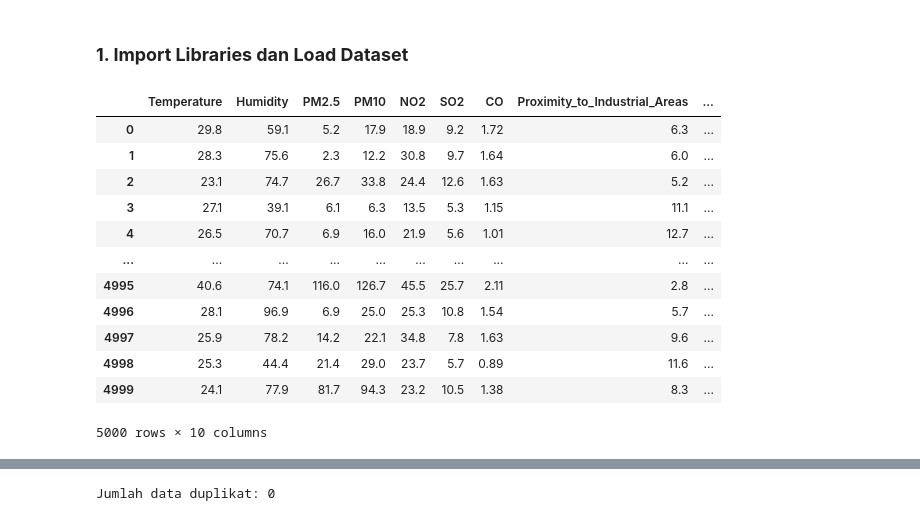
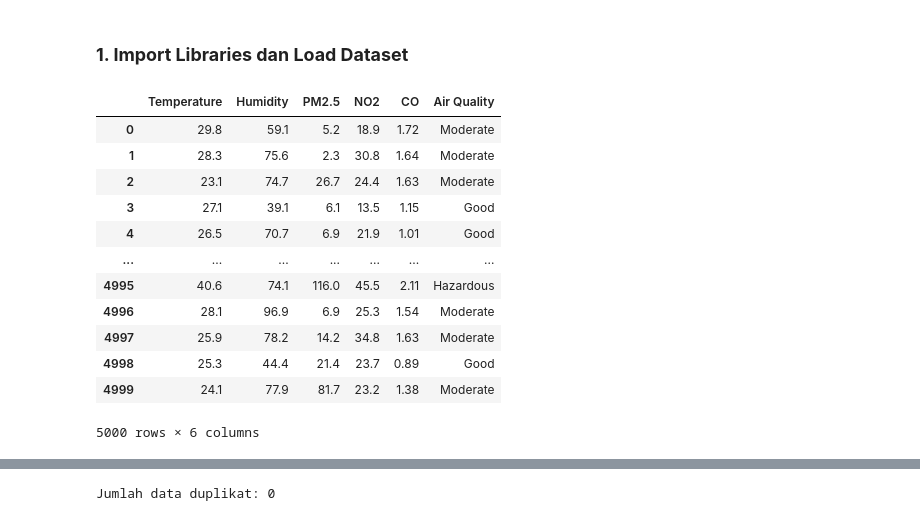
Before and after one commit to tangerineshirt/Pollution-Monitor, a Jupyter notebook: Air Quality Model/air_quality_model.ipynb, the cells around one changed output, grey strips where cells are left out. Saved outputs shown, nothing was run; the diff lists cells and outputs as text; code cells hidden in the pictures.

```diff
--- a/Air Quality Model/air_quality_model.ipynb
+++ b/Air Quality Model/air_quality_model.ipynb
@@ -6,22 +6,22 @@ import numpy as np
 import seaborn as sns
 import matplotlib.pyplot as plt
 # %%
-df=pd.read_csv('updated_pollution_dataset.csv')
+df=pd.read_excel('dataset_polusi udara.xlsx')
 df
 # %% [output]
-|  | Temperature | Humidity | PM2.5 | PM10 | NO2 | SO2 | CO | Proximity_to_Industrial_Areas | ... |
-| 0 | 29.8 | 59.1 | 5.2 | 17.9 | 18.9 | 9.2 | 1.72 | 6.3 | ... |
-| 1 | 28.3 | 75.6 | 2.3 | 12.2 | 30.8 | 9.7 | 1.64 | 6.0 | ... |
-| 2 | 23.1 | 74.7 | 26.7 | 33.8 | 24.4 | 12.6 | 1.63 | 5.2 | ... |
-| 3 | 27.1 | 39.1 | 6.1 | 6.3 | 13.5 | 5.3 | 1.15 | 11.1 | ... |
-| 4 | 26.5 | 70.7 | 6.9 | 16.0 | 21.9 | 5.6 | 1.01 | 12.7 | ... |
-| ... | ... | ... | ... | ... | ... | ... | ... | ... | ... |
-| 4995 | 40.6 | 74.1 | 116.0 | 126.7 | 45.5 | 25.7 | 2.11 | 2.8 | ... |
-| 4996 | 28.1 | 96.9 | 6.9 | 25.0 | 25.3 | 10.8 | 1.54 | 5.7 | ... |
-| 4997 | 25.9 | 78.2 | 14.2 | 22.1 | 34.8 | 7.8 | 1.63 | 9.6 | ... |
-| 4998 | 25.3 | 44.4 | 21.4 | 29.0 | 23.7 | 5.7 | 0.89 | 11.6 | ... |
-| 4999 | 24.1 | 77.9 | 81.7 | 94.3 | 23.2 | 10.5 | 1.38 | 8.3 | ... |
+|  | Temperature | Humidity | PM2.5 | NO2 | CO | Air Quality |
+| 0 | 29.8 | 59.1 | 5.2 | 18.9 | 1.72 | Moderate |
+| 1 | 28.3 | 75.6 | 2.3 | 30.8 | 1.64 | Moderate |
+| 2 | 23.1 | 74.7 | 26.7 | 24.4 | 1.63 | Moderate |
+| 3 | 27.1 | 39.1 | 6.1 | 13.5 | 1.15 | Good |
+| 4 | 26.5 | 70.7 | 6.9 | 21.9 | 1.01 | Good |
+| ... | ... | ... | ... | ... | ... | ... |
+| 4995 | 40.6 | 74.1 | 116.0 | 45.5 | 2.11 | Hazardous |
+| 4996 | 28.1 | 96.9 | 6.9 | 25.3 | 1.54 | Moderate |
+| 4997 | 25.9 | 78.2 | 14.2 | 34.8 | 1.63 | Moderate |
+| 4998 | 25.3 | 44.4 | 21.4 | 23.7 | 0.89 | Good |
+| 4999 | 24.1 | 77.9 | 81.7 | 23.2 | 1.38 | Moderate |
-5000 rows × 10 columns
+5000 rows × 6 columns
 # %%
 df.info()
 # %% [output]
```
Also changed, not shown: parts of 3 cells of this notebook, 1 other file.
